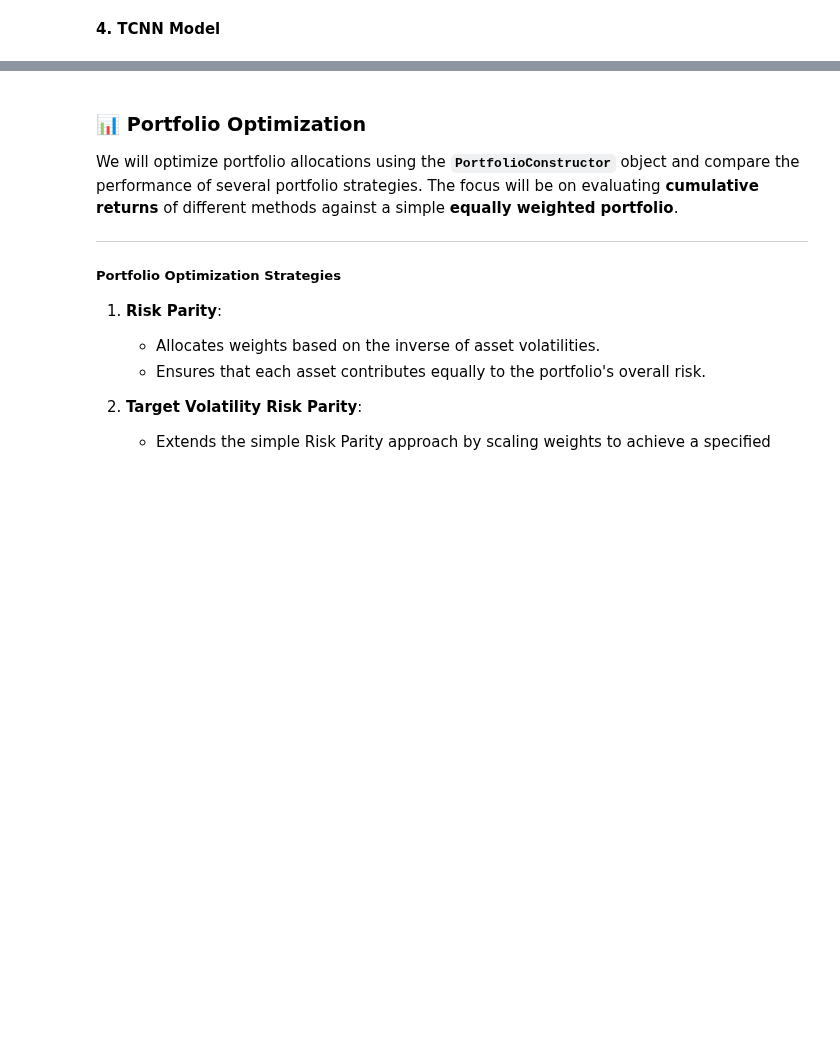
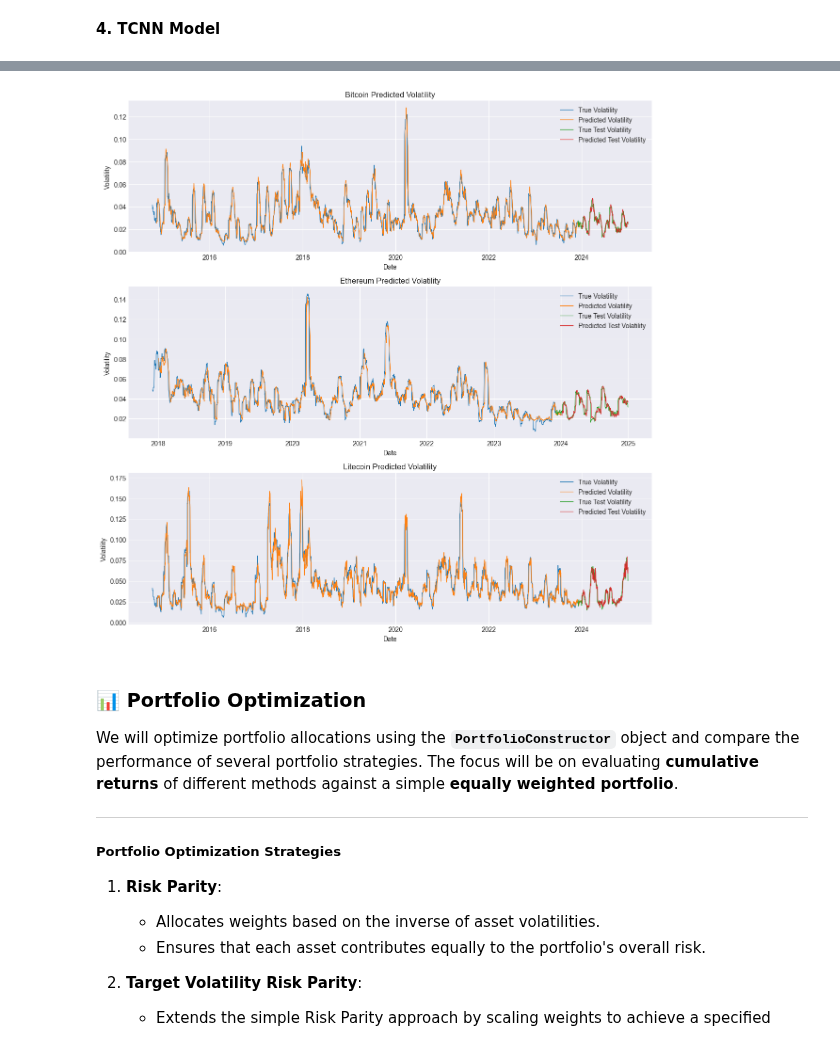
Before and after one commit to emmaebrl/crypto-volatility-lab, a Jupyter notebook: sandbox/all_currencies.ipynb, the cells around one changed output, grey strips where cells are left out. Saved outputs shown, nothing was run; the diff lists cells and outputs as text; code cells hidden in the pictures; blank space fills up the shorter version.

```diff
--- a/sandbox/all_currencies.ipynb
+++ b/sandbox/all_currencies.ipynb
@@ -725,4 +719,30 @@ plt.show()
 [figure]
+# %%
+def predict_and_plot(pipeline, train_data, test_data, ax, title):
+    # keep only t+5 predictions
+    y_pred_train = pipeline.predict(train_data[features].values)[:, 1]
+    y_pred_test = pipeline.predict(test_data[features].values)[:, 1]
+
+    ax.plot(train_data["Date"], train_data["Volatility"], label="True Volatility", linewidth=0.9)
+    ax.plot(train_data["Date"][-len(y_pred_train):], y_pred_train, label="Predicted Volatility",  linewidth=0.9)
+    ax.plot(test_data["Date"], test_data["Volatility"], label="True Test Volatility",  linewidth=0.9)
+    ax.plot(test_data["Date"][-len(y_pred_test):], y_pred_test, label="Predicted Test Volatility",  linewidth=0.9)
+    ax.set_title(title)
+    ax.set_xlabel("Date")
+    ax.set_ylabel("Volatility")
+    ax.legend()
+    return y_pred_train, y_pred_test
+
+fig, ax = plt.subplots(3, 1, figsize=(12, 12))
+
+y_pred_bitcoin_train_t2, y_pred_bitcoin_test_t2 = predict_and_plot(bitcoin_pipeline, bitcoin_train_data, bitcoin_test_data, ax[0], "Bitcoin Predicted Volatility")
+y_pred_ethereum_train_t2, y_pred_ethereum_test_t2 = predict_and_plot(ethereum_pipeline, ethereum_train_data, ethereum_test_data, ax[1], "Ethereum Predicted Volatility")
+y_pred_litecoin_train_t2, y_pred_litecoin_test_t2 = predict_and_plot(litecoin_pipeline, litecoin_train_data, litecoin_test_data, ax[2], "Litecoin Predicted Volatility")
+
+plt.tight_layout()
+plt.show()
+# %% [output]
+[figure, added]
 # %% [markdown]
 ### **📊 Portfolio Optimization**
 
```
Also changed, not shown: parts of 27 cells of this notebook.
